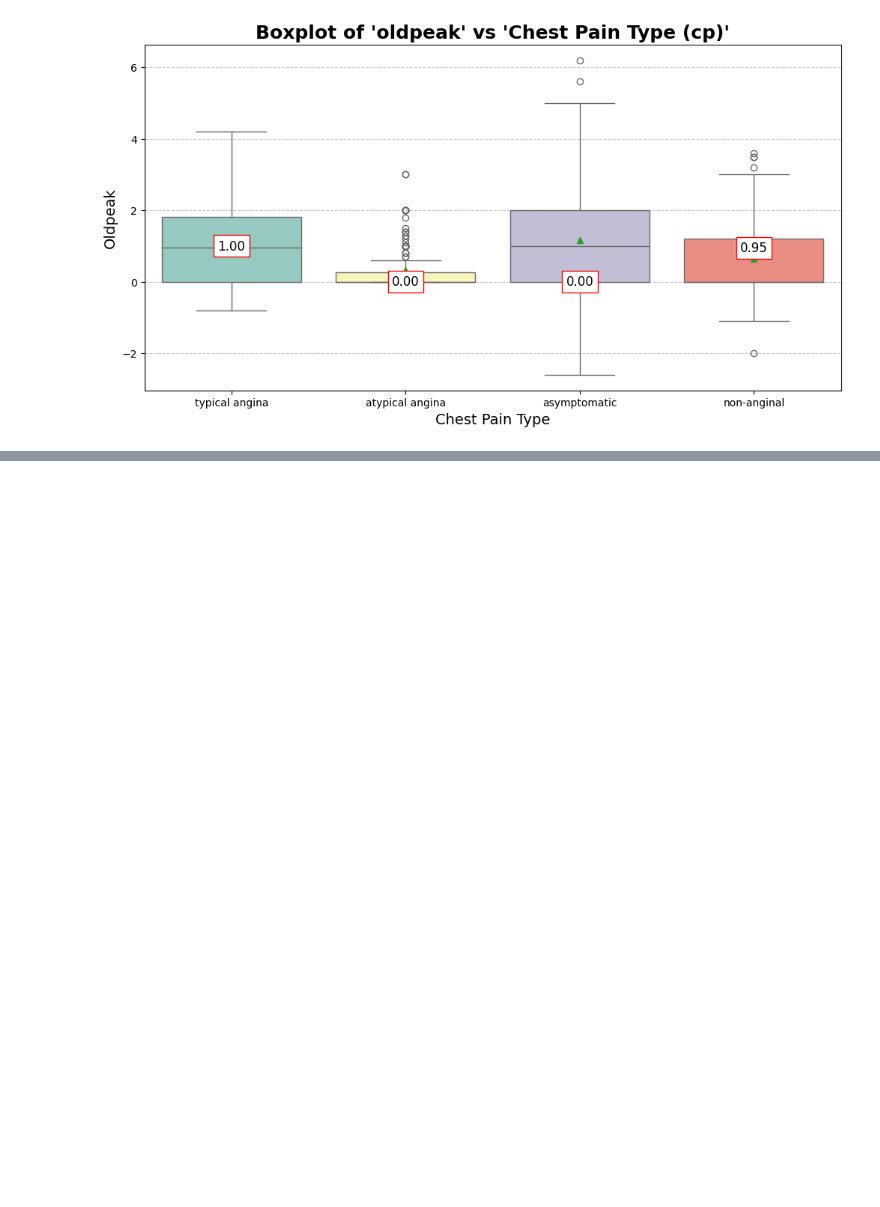
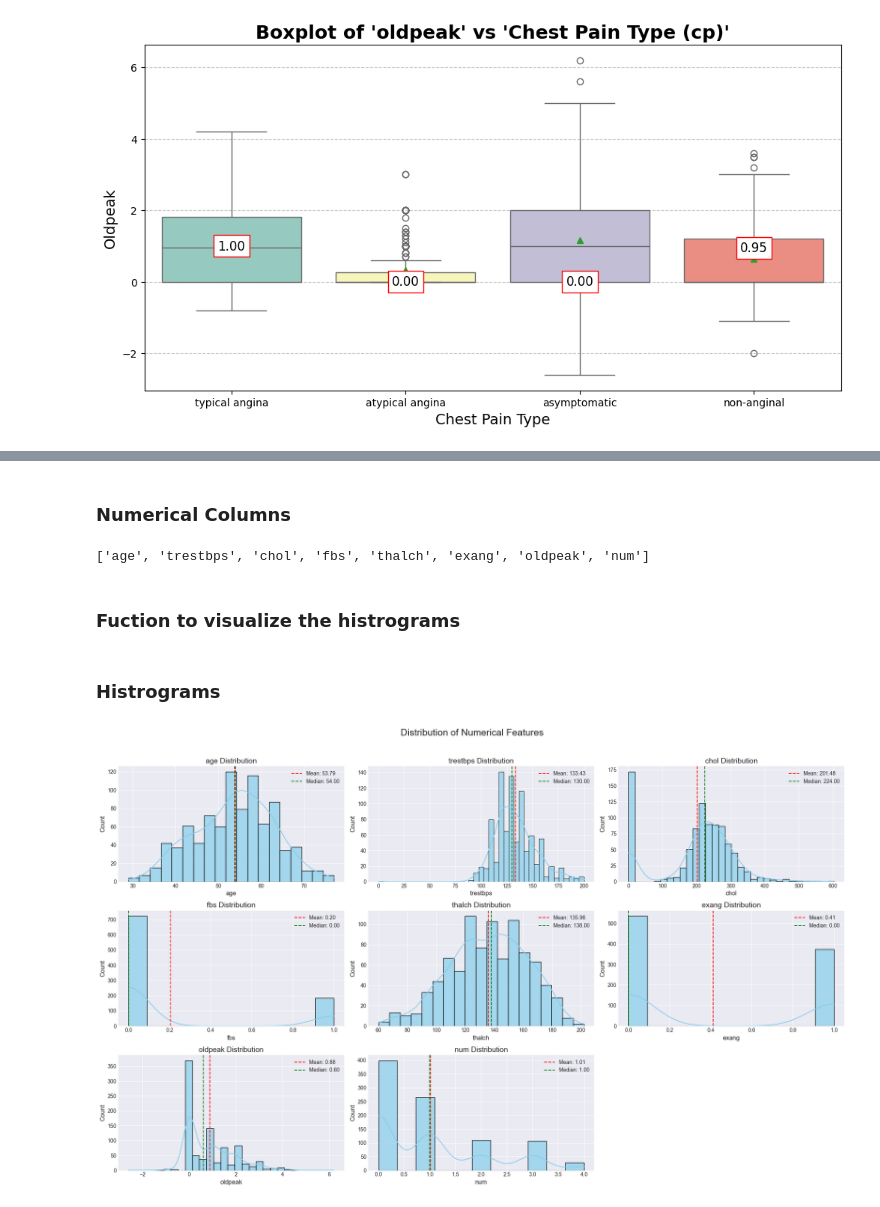
Before and after one commit to Ayush-dhabale/ExeclR_Assignments, a Jupyter notebook: Decision Trees/eda.ipynb, the cells around one changed output, grey strips where cells are left out. Cells and saved outputs as stored; diff of their text form; code cells hidden in the pictures; blank space fills up the shorter version.

Commit message:
data visualization

```diff
--- a/Decision Trees/eda.ipynb
+++ b/Decision Trees/eda.ipynb
@@ -258,0 +298,2 @@ plt.show()
+# %%
+df['oldpeak'] = df[['oldpeak', 'sex' , 'restecg']].apply(imputeOldpeak,axis=1)
@@ -258,0 +323,42 @@ plt.show()
+# %% [markdown]
+### Numerical Columns
+# %%
+numerical_columns
+# %% [output]
+['age', 'trestbps', 'chol', 'fbs', 'thalch', 'exang', 'oldpeak', 'num']
+# %% [markdown]
+### Fuction to visualize the histrograms
+# %%
+def create_histograms(data, features, figsize=(20, 12)):
+    plt.style.use('seaborn-v0_8-darkgrid')
+    n_features = len(features)
+    n_cols = 3
+    n_rows = (n_features + n_cols - 1) // n_cols
+
+    fig, axes = plt.subplots(n_rows, n_cols, figsize=figsize)
+    fig.suptitle('Distribution of Numerical Features', fontsize=18, y=1.02)
+
+    for idx, feature in enumerate(features):
+        row, col = divmod(idx, n_cols)
+        ax = axes[row, col] if n_rows > 1 else axes[col]
+        sns.histplot(data=data, x=feature, kde=True, ax=ax, color='skyblue', edgecolor='black', alpha=0.7)
+        mean_val, median_val = data[feature].mean(), data[feature].median()
+        ax.axvline(mean_val, color='red', linestyle='--', linewidth=1.5, label=f'Mean: {mean_val:.2f}')
+        ax.axvline(median_val, color='green', linestyle='--', linewidth=1.5, label=f'Median: {median_val:.2f}')
+        ax.set_title(f'{feature} Distribution', fontsize=14)
+        ax.set_xlabel(feature, fontsize=12)
+        ax.set_ylabel('Count', fontsize=12)
+        ax.legend(fontsize=10)
+
+    for idx in range(n_features, n_rows * n_cols):
+        row, col = divmod(idx, n_cols)
+        fig.delaxes(axes[row, col] if n_rows > 1 else axes[col])
+
+    plt.tight_layout()
+# %% [markdown]
+### Histrograms
+# %%
+create_histograms(data = df,
+                  features= numerical_columns)
+# %% [output]
+[figure, added]
```
Also changed, not shown: parts of 69 cells of this notebook, 1 other file.
